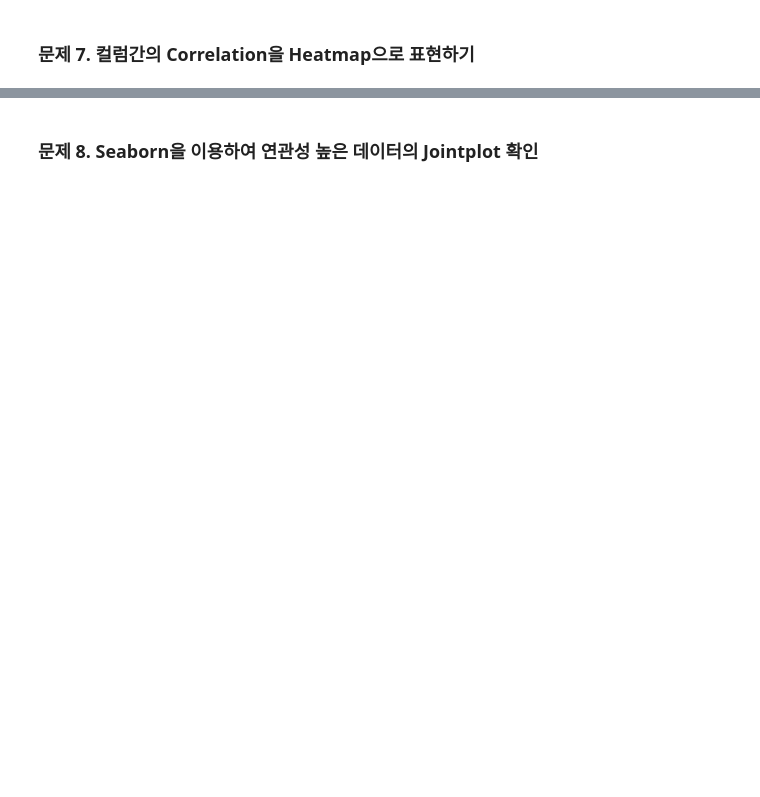
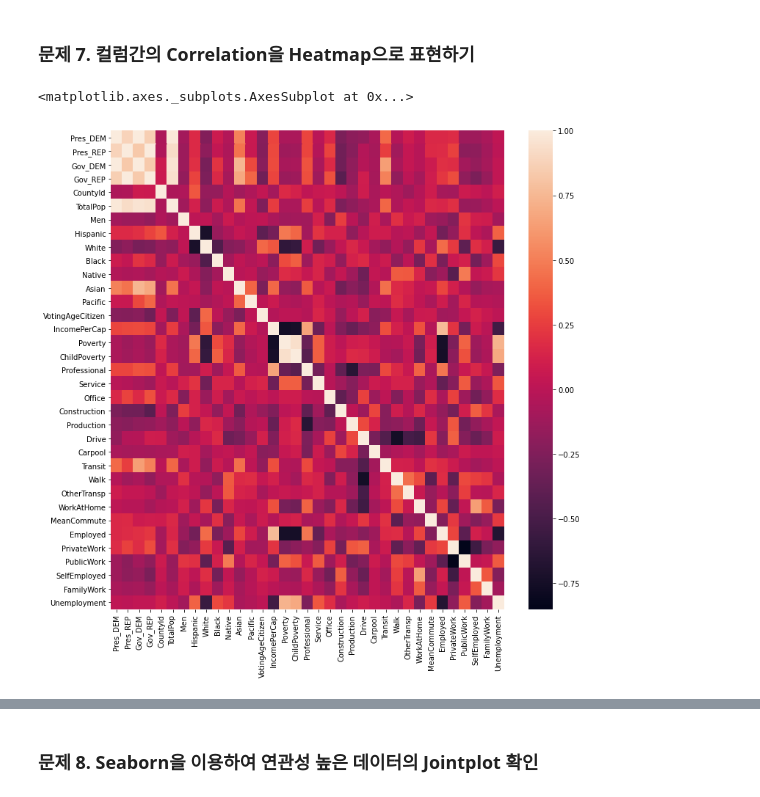
Before and after one commit to khiljaekang/colab, a Jupyter notebook: 미국의_대통령은_어떻게_뽑힐까.ipynb, the cells around one changed output, grey strips where cells are left out. Drawn from its saved outputs; the diff is of its cells as text; code cells hidden in the pictures; blank space fills up the shorter version.

```diff
--- a/미국의_대통령은_어떻게_뽑힐까.ipynb
+++ b/미국의_대통령은_어떻게_뽑힐까.ipynb
@@ -317,0 +322,6 @@ df_census.drop(['Income', 'IncomeErr','IncomePerCapErr'], axis=1, inplace=True)
+# %%
+df_census['Men'] /= df_census['TotalPop']
+# %%
+df_census['VotingAgeCitizen'] /= df_census['TotalPop']
+# %%
+df_census['Employed'] /= df_census['TotalPop']
@@ -319,3 +339,5 @@ df_census.drop(['Income', 'IncomeErr','IncomePerCapErr'], axis=1, inplace=True)
 ### 문제 6. 여러 데이터프레임을 하나의 데이터프레임으로 결합하기
 # %%
 # df_pres, df_gov, df_census 데이터프레임을 하나로 결합하기
+df = pd.concat([table_pres, table_gov, df_census], axis=1)
+df
@@ -323,3 +360,8 @@ df_census.drop(['Income', 'IncomeErr','IncomePerCapErr'], axis=1, inplace=True)
 ### 문제 7. 컬럼간의 Correlation을 Heatmap으로 표현하기
 # %%
 # DataFrame의 corr() 메소드와 Seaborn의 heatmap() 메소드를 이용하여 Pearson's correlation 시각화하기
+plt.figure(figsize=(12,12))
+sns.heatmap(df.corr())
+# %% [output]
+<matplotlib.axes._subplots.AxesSubplot at 0x...>
+[figure, added]
```
Also changed, not shown: parts of 48 cells of this notebook.
